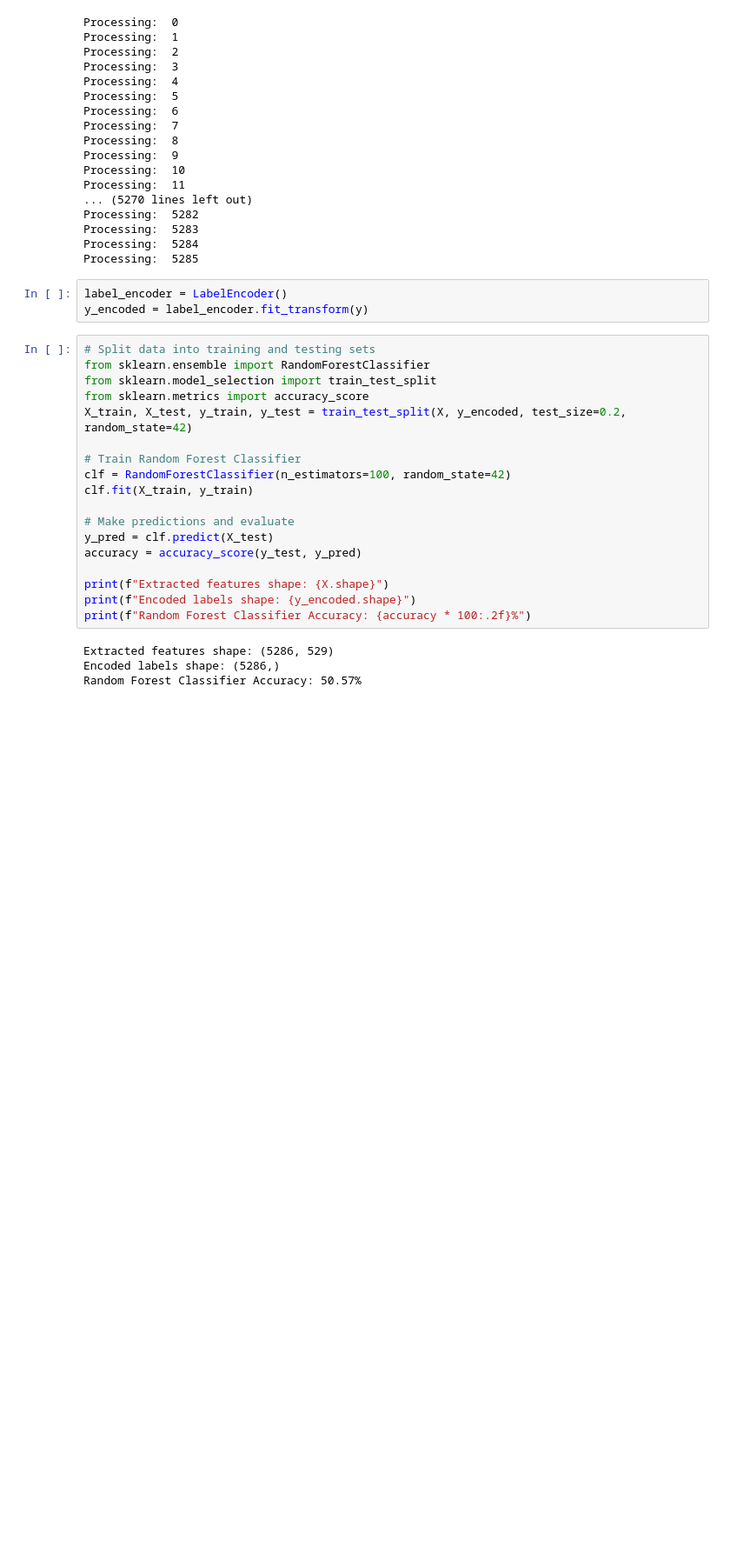
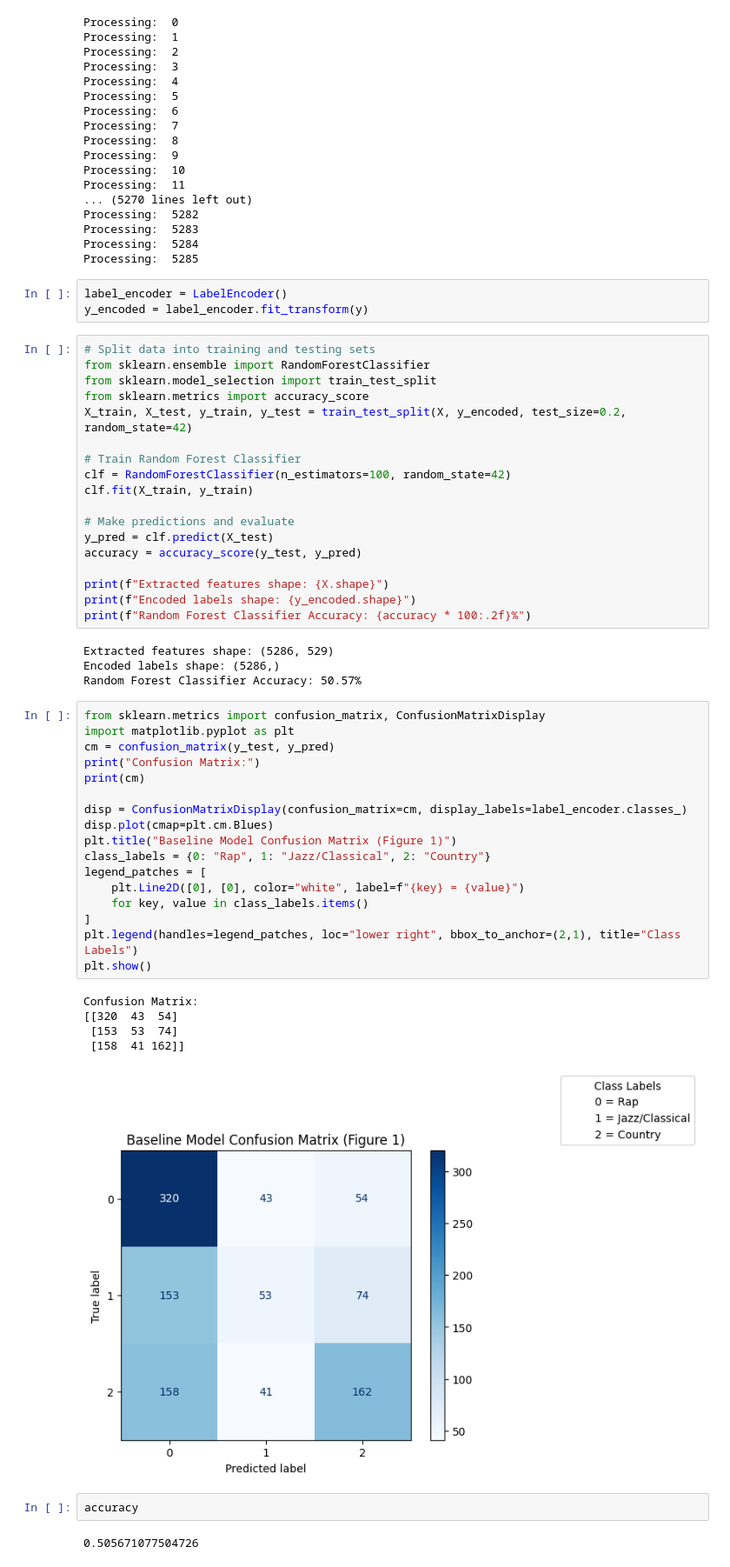
Before and after one commit to Yehor-Mishchyriak/Genre_based_on_album_cover, a Jupyter notebook: simple_model.ipynb, the cells around one changed output. Shown at 87% size. Saved outputs shown, nothing was run; the diff lists cells and outputs as text; blank space fills up the shorter version.

Commit message:
confusion matrix; work from before

```diff
--- a/simple_model.ipynb
+++ b/simple_model.ipynb
@@ -156,3 +156,30 @@ print(f"Random Forest Classifier Accuracy: {accuracy * 100:.2f}%")
 Extracted features shape: (5286, 529)
 Encoded labels shape: (5286,)
 Random Forest Classifier Accuracy: 50.57%
+# %%
+from sklearn.metrics import confusion_matrix, ConfusionMatrixDisplay
+import matplotlib.pyplot as plt
+cm = confusion_matrix(y_test, y_pred)
+print("Confusion Matrix:")
+print(cm)
+
+disp = ConfusionMatrixDisplay(confusion_matrix=cm, display_labels=label_encoder.classes_)
+disp.plot(cmap=plt.cm.Blues)
+plt.title("Baseline Model Confusion Matrix (Figure 1)")
+class_labels = {0: "Rap", 1: "Jazz/Classical", 2: "Country"}
+legend_patches = [
+    plt.Line2D([0], [0], color="white", label=f"{key} = {value}")
+    for key, value in class_labels.items()
+]
+plt.legend(handles=legend_patches, loc="lower right", bbox_to_anchor=(2,1), title="Class Labels")
+plt.show()
+# %% [output]
+Confusion Matrix:
+[[320  43  54]
+ [153  53  74]
+ [158  41 162]]
+[figure, added]
+# %%
+accuracy
+# %% [output]
+0.505671077504726
```
